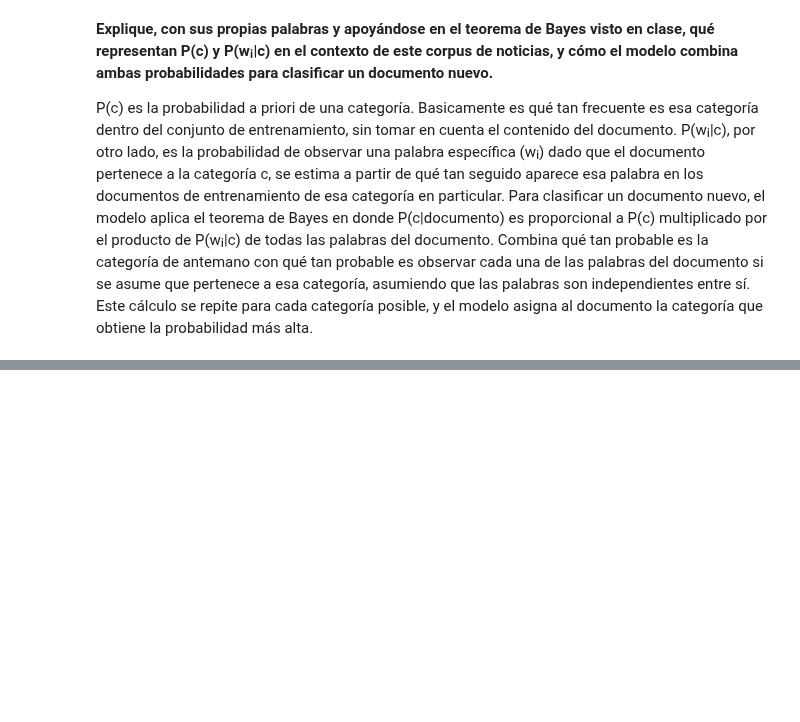
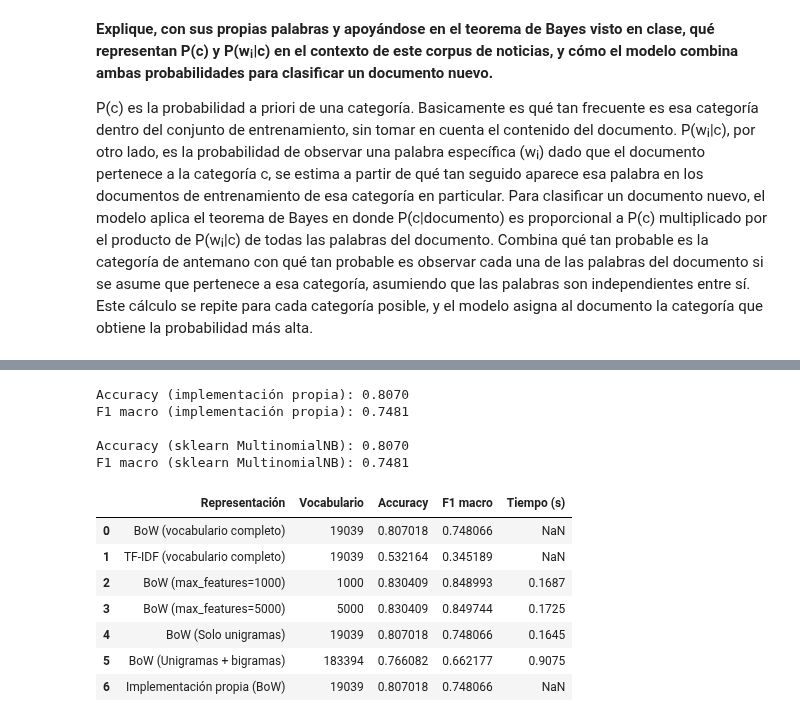
Before and after one commit to Antonio-3108/Natural-Language-Processing, a Jupyter notebook: Laboratorio 3/lab3.ipynb, the cells around one changed output, grey strips where cells are left out. Cells and saved outputs as stored; diff of their text form; code cells hidden in the pictures; blank space fills up the shorter version.

```diff
--- a/Laboratorio 3/lab3.ipynb
+++ b/Laboratorio 3/lab3.ipynb
@@ -730,0 +1114,53 @@ P(c) es la probabilidad a priori de una categoría. Basicamente es qué tan frec
+# %%
+nb_propio = NaiveBayesMultinomial(alpha=1.0)
+nb_propio.fit(X_train_bow, y_train)
+
+y_val_pred_propio = nb_propio.predict(X_val_bow)
+
+accuracy_propio = accuracy_score(y_val, y_val_pred_propio)
+f1_propio = f1_score(y_val, y_val_pred_propio, average='macro')
+
+print(f"Accuracy (implementación propia): {accuracy_propio:.4f}")
+print(f"F1 macro (implementación propia): {f1_propio:.4f}")
+
+print(f"\nAccuracy (sklearn MultinomialNB): {accuracy_score(y_val, y_val_pred_bow):.4f}")
+print(f"F1 macro (sklearn MultinomialNB): {f1_score(y_val, y_val_pred_bow, average='macro'):.4f}")
+# %% [output]
+Accuracy (implementación propia): 0.8070
+F1 macro (implementación propia): 0.7481
+
+Accuracy (sklearn MultinomialNB): 0.8070
+F1 macro (sklearn MultinomialNB): 0.7481
+# %%
+tabla_comparativa = pd.DataFrame([
+    {
+        'Representación': 'BoW (vocabulario completo)',
+        'Vocabulario': len(bow_vectorizer.get_feature_names_out()),
+        'Accuracy': accuracy_score(y_val, y_val_pred_bow),
+        'F1 macro': f1_score(y_val, y_val_pred_bow, average='macro'),
+    },
+    {
+        'Representación': 'TF-IDF (vocabulario completo)',
+        'Vocabulario': len(tfidf_vectorizer_train.get_feature_names_out()),
+        'Accuracy': accuracy_score(y_val, y_val_pred_tfidf),
+        'F1 macro': f1_score(y_val, y_val_pred_tfidf, average='macro'),
+    },
+] + resultados_max_features + resultados_ngramas)
+
+tabla_comparativa.loc[len(tabla_comparativa)] = {
+    'Representación': 'Implementación propia (BoW)',
+    'Vocabulario': len(bow_vectorizer.get_feature_names_out()),
+    'Accuracy': accuracy_propio,
+    'F1 macro': f1_propio,
+}
+
+tabla_comparativa
+# %% [output]
+|  | Representación | Vocabulario | Accuracy | F1 macro | Tiempo (s) |
+| 0 | BoW (vocabulario completo) | 19039 | 0.807018 | 0.748066 | NaN |
+| 1 | TF-IDF (vocabulario completo) | 19039 | 0.532164 | 0.345189 | NaN |
+| 2 | BoW (max_features=1000) | 1000 | 0.830409 | 0.848993 | 0.1687 |
+| 3 | BoW (max_features=5000) | 5000 | 0.830409 | 0.849744 | 0.1725 |
+| 4 | BoW (Solo unigramas) | 19039 | 0.807018 | 0.748066 | 0.1645 |
+| 5 | BoW (Unigramas + bigramas) | 183394 | 0.766082 | 0.662177 | 0.9075 |
+| 6 | Implementación propia (BoW) | 19039 | 0.807018 | 0.748066 | NaN |
```
Also changed, not shown: parts of 20 cells of this notebook.
